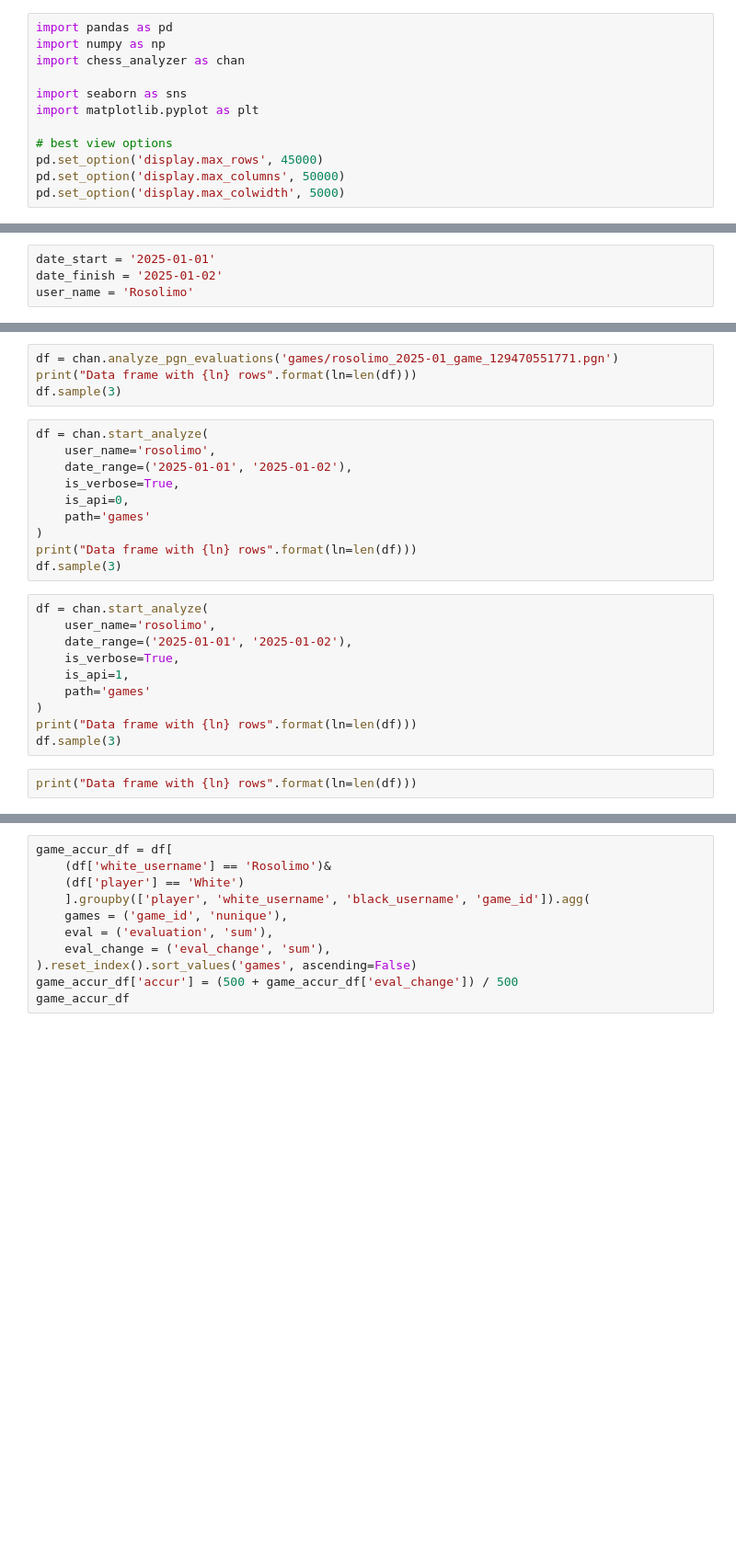
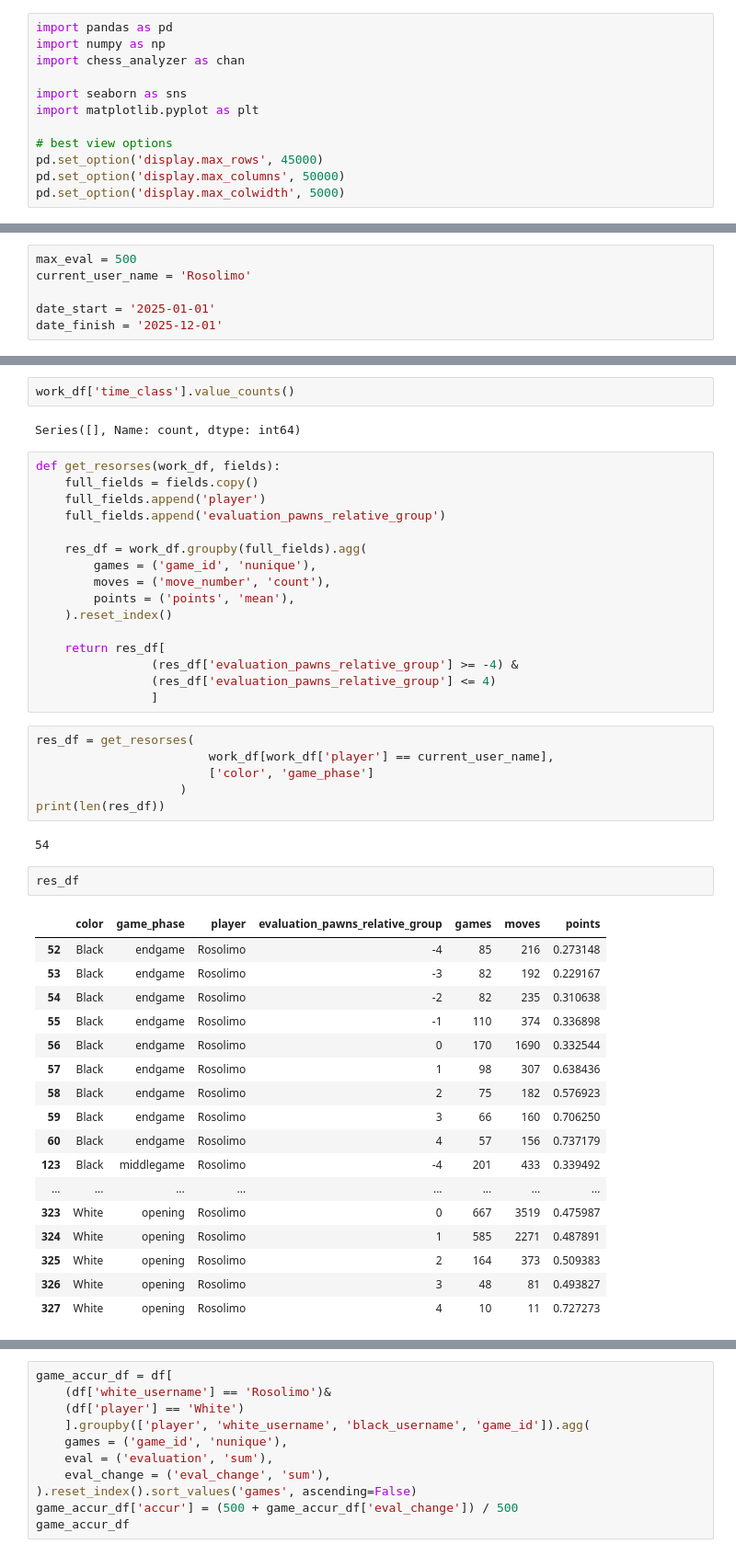
Before and after one commit to rosolimo212/chess_evaluater, a Jupyter notebook: tests.ipynb, the cells around one changed output, grey strips where cells are left out. Shown: that part at 92% size. Cells and saved outputs as stored; diff of their text form; blank space fills up the shorter version.

```diff
--- a/tests.ipynb
+++ b/tests.ipynb
@@ -15,4 +13,6 @@ max_eval = 500
 # %%
+max_eval = 500
+current_user_name = 'Rosolimo'
+
 date_start = '2025-01-01'
-date_finish = '2025-01-02'
-user_name = 'Rosolimo'
+date_finish = '2025-12-01'
@@ -103,26 +36,48 @@ df.sample(3)
-# %%
-df = chan.analyze_pgn_evaluations('games/rosolimo_2025-01_game_129470551771.pgn')
-print("Data frame with {ln} rows".format(ln=len(df)))
-df.sample(3)
-# %%
-df = chan.start_analyze(
-    user_name='rosolimo',
-    date_range=('2025-01-01', '2025-01-02'),
-    is_verbose=True,
-    is_api=0,
-    path='games'
-)
-print("Data frame with {ln} rows".format(ln=len(df)))
-df.sample(3)
-# %%
-df = chan.start_analyze(
-    user_name='rosolimo',
-    date_range=('2025-01-01', '2025-01-02'),
-    is_verbose=True,
-    is_api=1,
-    path='games'
-)
-print("Data frame with {ln} rows".format(ln=len(df)))
-df.sample(3)
-# %%
-print("Data frame with {ln} rows".format(ln=len(df)))
+# %%
+work_df['time_class'].value_counts()
+# %% [output]
+Series([], Name: count, dtype: int64)
+# %%
+def get_resorses(work_df, fields):
+    full_fields = fields.copy()
+    full_fields.append('player')
+    full_fields.append('evaluation_pawns_relative_group')
+
+    res_df = work_df.groupby(full_fields).agg(
+        games = ('game_id', 'nunique'),
+        moves = ('move_number', 'count'),
+        points = ('points', 'mean'),
+    ).reset_index()
+
+    return res_df[
+                (res_df['evaluation_pawns_relative_group'] >= -4) &
+                (res_df['evaluation_pawns_relative_group'] <= 4)
+                ]
+# %%
+res_df = get_resorses(
+                        work_df[work_df['player'] == current_user_name],
+                        ['color', 'game_phase']
+                    )
+print(len(res_df))
+# %% [output]
+54
+# %%
+res_df
+# %% [output]
+|  | color | game_phase | player | evaluation_pawns_relative_group | games | moves | points |
+| 52 | Black | endgame | Rosolimo | -4 | 85 | 216 | 0.273148 |
+| 53 | Black | endgame | Rosolimo | -3 | 82 | 192 | 0.229167 |
+| 54 | Black | endgame | Rosolimo | -2 | 82 | 235 | 0.310638 |
+| 55 | Black | endgame | Rosolimo | -1 | 110 | 374 | 0.336898 |
+| 56 | Black | endgame | Rosolimo | 0 | 170 | 1690 | 0.332544 |
+| 57 | Black | endgame | Rosolimo | 1 | 98 | 307 | 0.638436 |
+| 58 | Black | endgame | Rosolimo | 2 | 75 | 182 | 0.576923 |
+| 59 | Black | endgame | Rosolimo | 3 | 66 | 160 | 0.706250 |
+| 60 | Black | endgame | Rosolimo | 4 | 57 | 156 | 0.737179 |
+| 123 | Black | middlegame | Rosolimo | -4 | 201 | 433 | 0.339492 |
+| ... | ... | ... | ... | ... | ... | ... | ... |
+| 323 | White | opening | Rosolimo | 0 | 667 | 3519 | 0.475987 |
+| 324 | White | opening | Rosolimo | 1 | 585 | 2271 | 0.487891 |
+| 325 | White | opening | Rosolimo | 2 | 164 | 373 | 0.509383 |
+| 326 | White | opening | Rosolimo | 3 | 48 | 81 | 0.493827 |
+| 327 | White | opening | Rosolimo | 4 | 10 | 11 | 0.727273 |
```
Also changed, not shown: parts of 29 cells of this notebook, 2 other files.
